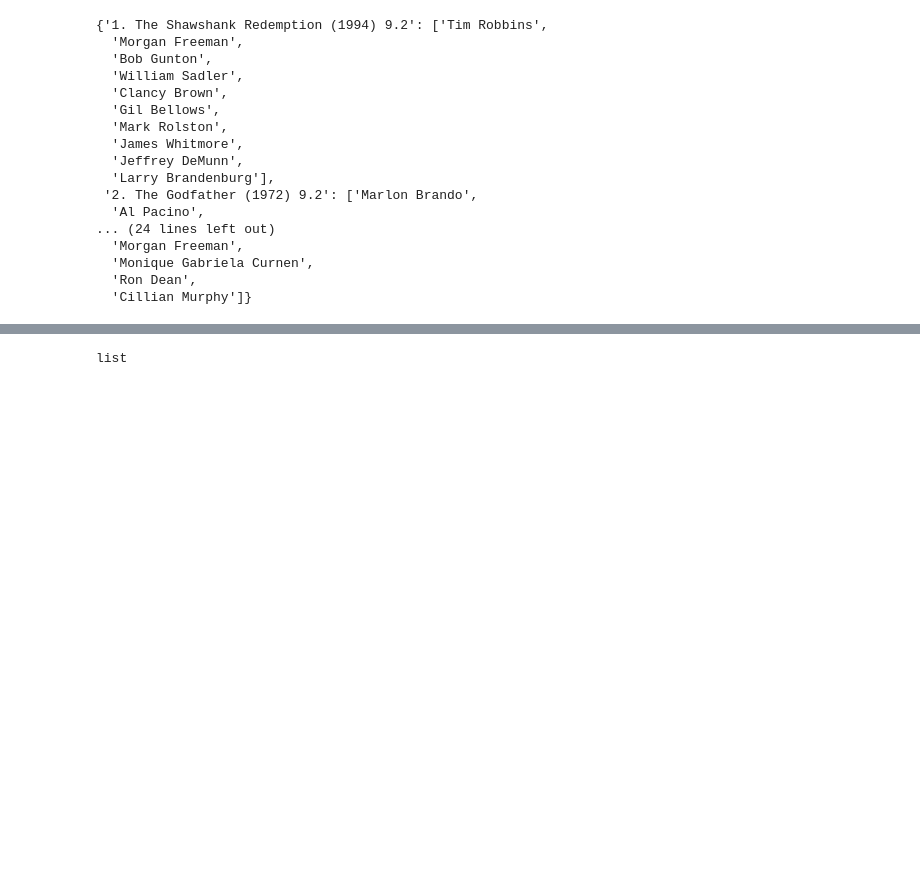
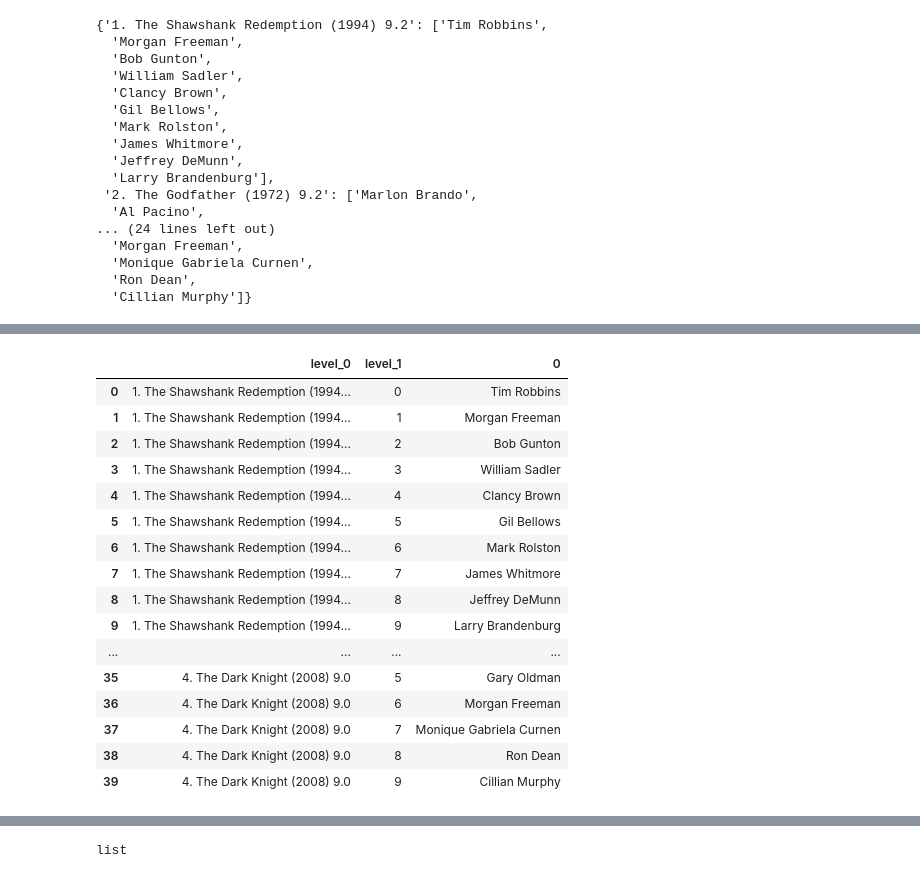
Before and after one commit to AnnaLara/scraping_project, a Jupyter notebook: final_draft.ipynb, the cells around one changed output, grey strips where cells are left out. Drawn from its saved outputs; the diff is of its cells as text; code cells hidden in the pictures; blank space fills up the shorter version.

```diff
--- a/final_draft.ipynb
+++ b/final_draft.ipynb
@@ -252,3 +252,24 @@ actor_df
 | 7 | James Whitmore | Richard Conte | Michael V. Gazzo | Monique Gabriela Curnen |
 | 8 | Jeffrey DeMunn | Al Lettieri | G.D. Spradlin | Ron Dean |
 | 9 | Larry Brandenburg | Diane Keaton | Richard Bright | Cillian Murphy |
+# %%
+unstacked_df = actor_df.unstack().reset_index()
+unstacked_df
+# %% [output]
+|  | level_0 | level_1 | 0 |
+| 0 | 1. The Shawshank Redemption (1994... | 0 | Tim Robbins |
+| 1 | 1. The Shawshank Redemption (1994... | 1 | Morgan Freeman |
+| 2 | 1. The Shawshank Redemption (1994... | 2 | Bob Gunton |
+| 3 | 1. The Shawshank Redemption (1994... | 3 | William Sadler |
+| 4 | 1. The Shawshank Redemption (1994... | 4 | Clancy Brown |
+| 5 | 1. The Shawshank Redemption (1994... | 5 | Gil Bellows |
+| 6 | 1. The Shawshank Redemption (1994... | 6 | Mark Rolston |
+| 7 | 1. The Shawshank Redemption (1994... | 7 | James Whitmore |
+| 8 | 1. The Shawshank Redemption (1994... | 8 | Jeffrey DeMunn |
+| 9 | 1. The Shawshank Redemption (1994... | 9 | Larry Brandenburg |
+| ... | ... | ... | ... |
+| 35 | 4. The Dark Knight (2008) 9.0 | 5 | Gary Oldman |
+| 36 | 4. The Dark Knight (2008) 9.0 | 6 | Morgan Freeman |
+| 37 | 4. The Dark Knight (2008) 9.0 | 7 | Monique Gabriela Curnen |
+| 38 | 4. The Dark Knight (2008) 9.0 | 8 | Ron Dean |
+| 39 | 4. The Dark Knight (2008) 9.0 | 9 | Cillian Murphy |
```
Also changed, not shown: parts of 4 cells of this notebook.
